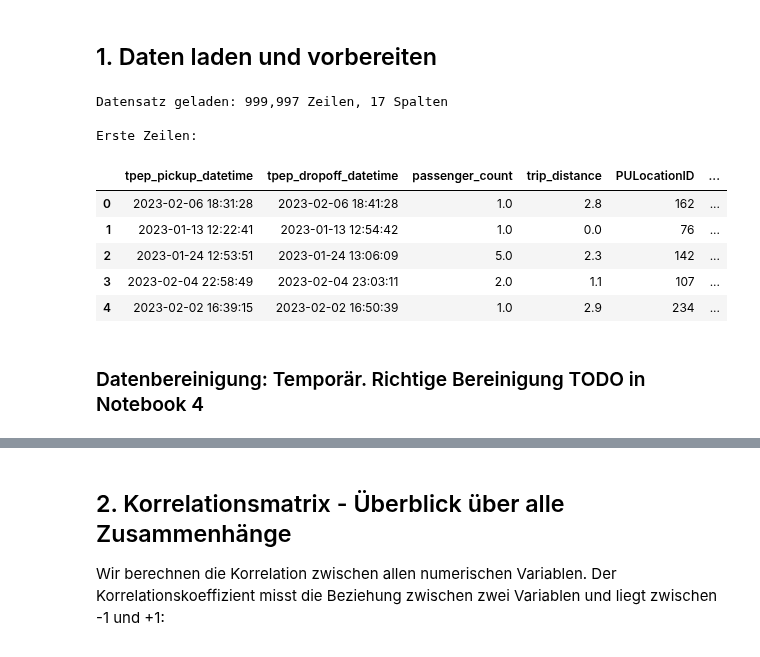
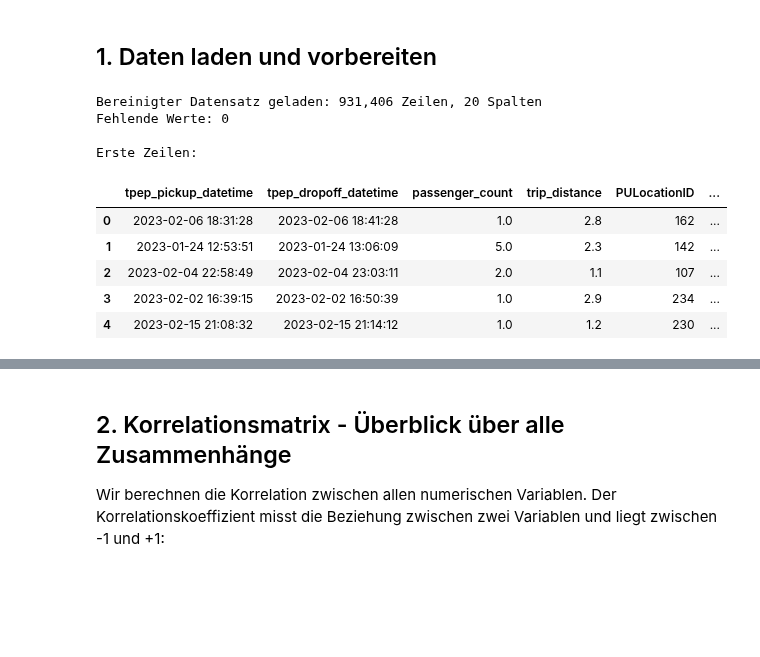
Before and after one commit to Benjam1nP/Statistic-Data-Sience-Project, a Jupyter notebook: notebooks/4_Korrelation_&_Zusammenhangsanalyse.ipynb, the cells around one changed output, grey strips where cells are left out. Drawn from its saved outputs; the diff is of its cells as text; code cells hidden in the pictures; blank space fills up the shorter version.

```diff
--- a/notebooks/4_Korrelation_&_Zusammenhangsanalyse.ipynb
+++ b/notebooks/4_Korrelation_&_Zusammenhangsanalyse.ipynb
@@ -28,20 +28,26 @@ sns.set_palette("husl")
 plt.rcParams['figure.figsize'] = (12, 8)
 plt.rcParams['font.size'] = 10
 # %%
-df = pd.read_csv('data/Taxi_final_1M.csv')
+# Bereinigten Datensatz aus Notebook 3 laden
+df_clean = pd.read_csv('../data/Taxi_final_1M_clean.csv')
 
-print(f"Datensatz geladen: {df.shape[0]:,} Zeilen, {df.shape[1]} Spalten")
+# Zeitvariablen berechnen
+df_clean['pickup_datetime'] = pd.to_datetime(df_clean['tpep_pickup_datetime'])
+df_clean['pickup_hour'] = df_clean['pickup_datetime'].dt.hour
+df_clean['pickup_day_of_week'] = df_clean['pickup_datetime'].dt.dayofweek
+
+print(f"Bereinigter Datensatz geladen: {df_clean.shape[0]:,} Zeilen, {df_clean.shape[1]} Spalten")
+print(f"Fehlende Werte: {df_clean.isnull().sum().sum()}")
 print("\nErste Zeilen:")
-df.head()
+df_clean.head()
 # %% [output]
-Datensatz geladen: 999,997 Zeilen, 17 Spalten
+Bereinigter Datensatz geladen: 931,406 Zeilen, 20 Spalten
+Fehlende Werte: 0
 
 Erste Zeilen:
 |  | tpep_pickup_datetime | tpep_dropoff_datetime | passenger_count | trip_distance | PULocationID | ... |
 | 0 | 2023-02-06 18:31:28 | 2023-02-06 18:41:28 | 1.0 | 2.8 | 162 | ... |
-| 1 | 2023-01-13 12:22:41 | 2023-01-13 12:54:42 | 1.0 | 0.0 | 76 | ... |
-| 2 | 2023-01-24 12:53:51 | 2023-01-24 13:06:09 | 5.0 | 2.3 | 142 | ... |
-| 3 | 2023-02-04 22:58:49 | 2023-02-04 23:03:11 | 2.0 | 1.1 | 107 | ... |
-| 4 | 2023-02-02 16:39:15 | 2023-02-02 16:50:39 | 1.0 | 2.9 | 234 | ... |
+| 1 | 2023-01-24 12:53:51 | 2023-01-24 13:06:09 | 5.0 | 2.3 | 142 | ... |
+| 2 | 2023-02-04 22:58:49 | 2023-02-04 23:03:11 | 2.0 | 1.1 | 107 | ... |
+| 3 | 2023-02-02 16:39:15 | 2023-02-02 16:50:39 | 1.0 | 2.9 | 234 | ... |
+| 4 | 2023-02-15 21:08:32 | 2023-02-15 21:14:12 | 1.0 | 1.2 | 230 | ... |
-# %% [markdown]
-### Datenbereinigung: Temporär. Richtige Bereinigung TODO in Notebook 4
```
Also changed, not shown: parts of 5 cells of this notebook, 1 other file.
